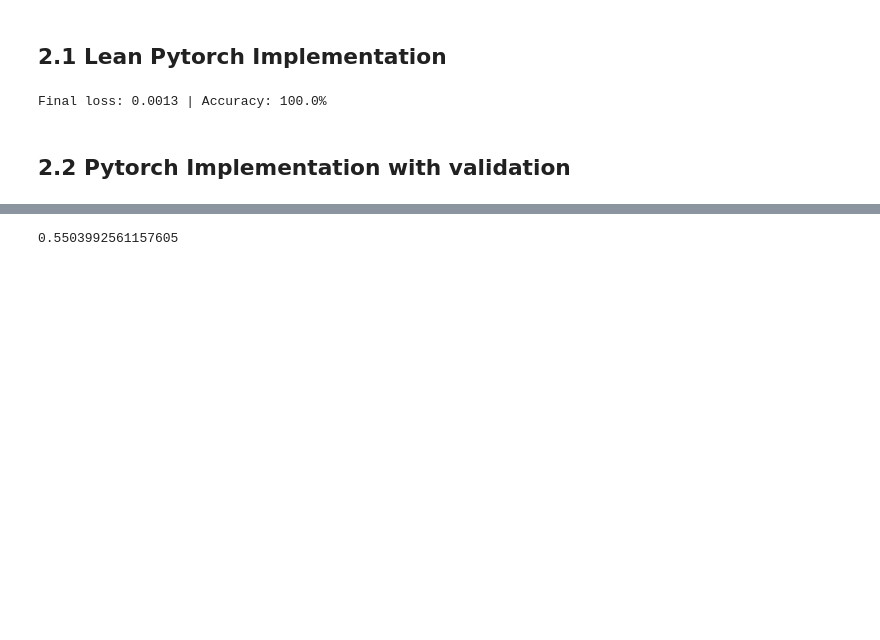
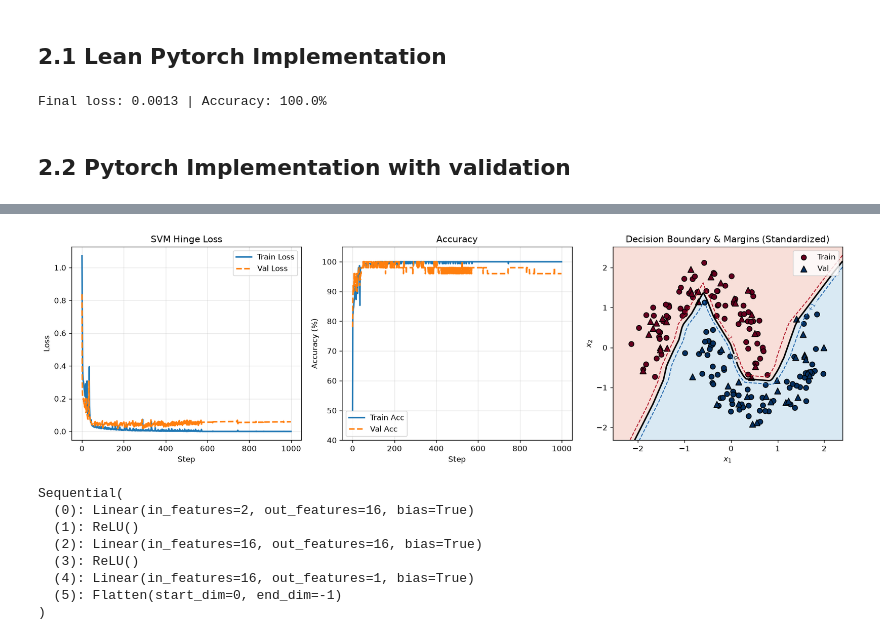
Before and after one commit to rajatsainju2025/ml-tutorial, a Jupyter notebook: micrograd/practice_prob_pytorch.ipynb, the cells around one changed output, grey strips where cells are left out. Drawn from its saved outputs; the diff is of its cells as text; code cells hidden in the pictures; blank space fills up the shorter version.

Commit message:
Simple MLP in pytorch with Eval.

```diff
--- a/micrograd/practice_prob_pytorch.ipynb
+++ b/micrograd/practice_prob_pytorch.ipynb
@@ -110,2 +110,14 @@ from torch.utils.data import DataLoader, TensorDataset
 # %%
 # 0. Reproducibility and Device
+SEED = 42
+
+random.seed(SEED)
+np.random.seed(SEED)
+torch.manual_seed(SEED)
+torch.cuda.manual_seed_all(SEED)
+
+device = torch.device(
+    "cuda" if torch.cuda.is_available()
+    else "mps" if torch.backends.mps.is_available()
+    else "cpu"
+)
@@ -112,4 +220,55 @@ from torch.utils.data import DataLoader, TensorDataset
+# %%
+# 4. Diagnostic Figures (Loss, Accuracy, Decision Boundary & Margins)
+model.eval()
+fig, axes = plt.subplots(1, 3, figsize=(15, 4.5), dpi=120)
+
+# Panel 1: Loss Curves
+axes[0].plot(history["train_loss"], label="Train Loss", lw=2)
+axes[0].plot(history["val_loss"], label="Val Loss", lw=2, ls="--")
+axes[0].set(title="SVM Hinge Loss", xlabel="Step", ylabel="Loss")
+axes[0].grid(True, alpha=0.3)
+axes[0].legend()
+
+# Panel 2: Accuracy Curves
+axes[1].plot(history["train_acc"], label="Train Acc", lw=2)
+axes[1].plot(history["val_acc"], label="Val Acc", lw=2, ls="--")
+axes[1].set(title="Accuracy", xlabel="Step", ylabel="Accuracy (%)", ylim=(40, 105))
+axes[1].grid(True, alpha=0.3)
+axes[1].legend()
+
+# Panel 3: Decision Boundary & SVM Margins (-1, 0, +1)
+X_scaled = np.vstack([X_tr_np, X_va_np])
+x_min, x_max = X_scaled[:, 0].min() - 0.4, X_scaled[:, 0].max() + 0.4
+y_min, y_max = X_scaled[:, 1].min() - 0.4, X_scaled[:, 1].max() + 0.4
+xx, yy = np.meshgrid(np.linspace(x_min, x_max, 250), np.linspace(y_min, y_max, 250))
+
+grid = torch.tensor(np.c_[xx.ravel(), yy.ravel()], dtype=torch.float32, device=device)
+with torch.inference_mode():
+    Z = model(grid).cpu().numpy().reshape(xx.shape)
+
+axes[2].contourf(xx, yy, Z >= 0, alpha=0.25, cmap=plt.cm.RdBu)
+cs = axes[2].contour(
+    xx, yy, Z, levels=[-1.0, 0.0, 1.0],
+    colors=["#b2182b", "black", "#2166ac"], linestyles=["--", "-", "--"], linewidths=[1.2, 2.0, 1.2],
+)
+axes[2].clabel(cs, inline=True, fontsize=8, fmt={-1.0: "-1", 0.0: "0", 1.0: "+1"})
+axes[2].scatter(X_tr_np[:, 0], X_tr_np[:, 1], c=y_tr_np, cmap=plt.cm.RdBu, edgecolors="k", s=45, label="Train")
+axes[2].scatter(X_va_np[:, 0], X_va_np[:, 1], c=y_va_np, cmap=plt.cm.RdBu, edgecolors="k", marker="^", s=65, label="Val")
+axes[2].set(title="Decision Boundary & Margins (Standardized)", xlabel="$x_1$", ylabel="$x_2$")
+axes[2].legend(loc="upper right")
+
+plt.tight_layout()
+plt.show()
+# %% [output]
+[figure, added]
 # %%
-random.uniform(-1,1)
+model
 # %% [output]
-0.5503992561157605
+Sequential(
+  (0): Linear(in_features=2, out_features=16, bias=True)
+  (1): ReLU()
+  (2): Linear(in_features=16, out_features=16, bias=True)
+  (3): ReLU()
+  (4): Linear(in_features=16, out_features=1, bias=True)
+  (5): Flatten(start_dim=0, end_dim=-1)
+)
```
Also changed, not shown: parts of 2 cells of this notebook.
